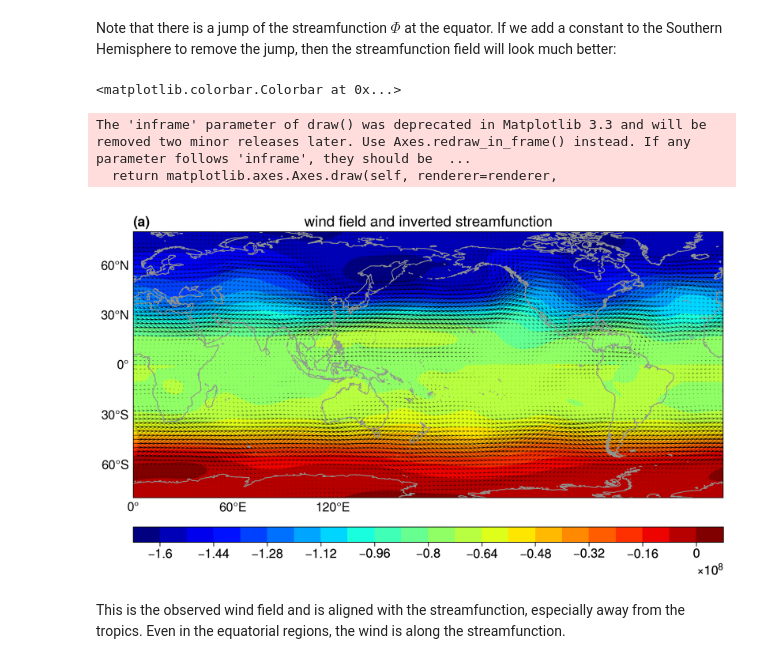
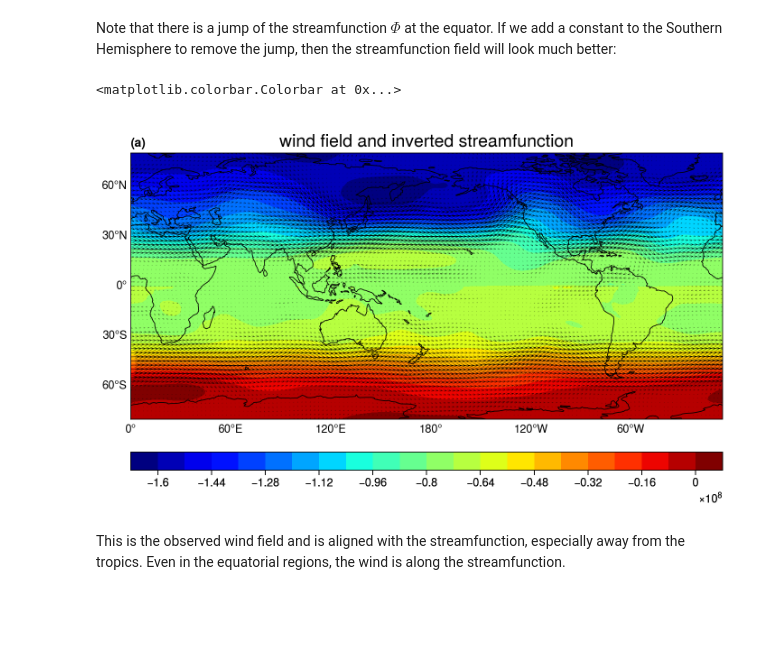
Before and after one commit to miniufo/xinvert, a Jupyter notebook: docs/source/notebooks/03_Balanced_mass_and_flow.ipynb, the cells around one changed output. Drawn from its saved outputs; the diff is of its cells as text; code cells hidden in the pictures; blank space fills up the shorter version.

```diff
--- a/docs/source/notebooks/03_Balanced_mass_and_flow.ipynb
+++ b/docs/source/notebooks/03_Balanced_mass_and_flow.ipynb
@@ -71,11 +71,11 @@ Now we have a global horizontal wind field $(u,v)$, and we want to recover the g
 # %%
 ### geopotential model example ###
 import sys
-sys.path.append('../../')
+sys.path.append('../../../')
 import xarray as xr
 
 # loading data from a dataset
-ds = xr.open_dataset('../Data/atmos3D.nc').sel({'LEV':500})
+ds = xr.open_dataset('../../../Data/atmos3D.nc').sel({'LEV':500})
 
 u = ds.U
 v = ds.V
@@ -286,34 +280,32 @@ Note that there is a jump of the streamfunction $\Phi$ at the equator.  If we ad
 # %%
 #%% plot wind and streamfunction
 import proplot as pplt
 
 sfm = sf.mean('lon')
 sf2 = sf.copy()
 
 sf2.loc[:0] += ((sfm[72]-sfm[71])/2.0 - sfm[71]).values
 
-fig, axes = pplt.subplots(nrows=1, ncols=1, figsize=(8.3, 5), sharex=3, sharey=3,
+fig, axes = pplt.subplots(nrows=1, ncols=1, figsize=(7, 4.4), sharex=3, sharey=3,
                           proj=pplt.Proj('cyl', lon_0=180))
 fontsize = 14
 
 axes.format(abc='(a)', coast=True,
             lonlines=60, latlines=30, lonlabels='b', latlabels='l',
             grid=False, labels=False)
 
 ax = axes[0]
 p = ax.contourf(sf2, levels=21, cmap='jet')
 ax.set_ylim([-80, 80])
 ax.set_xlim([-180, 175])
 ax.quiver(lon.values[::2,::2], lat.values[::2,::2], u.values[::2,::2], v.values[::2,::2],
               width=0.0007, headwidth=12., headlength=15.)
               # headwidth=1, headlength=3, width=0.002)
 ax.set_title('wind field and inverted streamfunction', fontsize=fontsize)
 ax.colorbar(p, loc='b', label='', length=1)
 # %% [output]
 <matplotlib.colorbar.Colorbar at 0x...>
-The 'inframe' parameter of draw() was deprecated in Matplotlib 3.3 and will be removed two minor releases later. Use Axes.redraw_in_frame() instead. If any parameter follows 'inframe', they should be  ...
-  return matplotlib.axes.Axes.draw(self, renderer=renderer,
-[figure, old version]
+[figure, new version]
 # %% [markdown]
 This is the observed wind field and is aligned with the streamfunction, especially away from the tropics.  Even in the equatorial regions, the wind is along the streamfunction.
 # %% [markdown]
```
Also changed, not shown: parts of 6 cells of this notebook, 7 other files.
